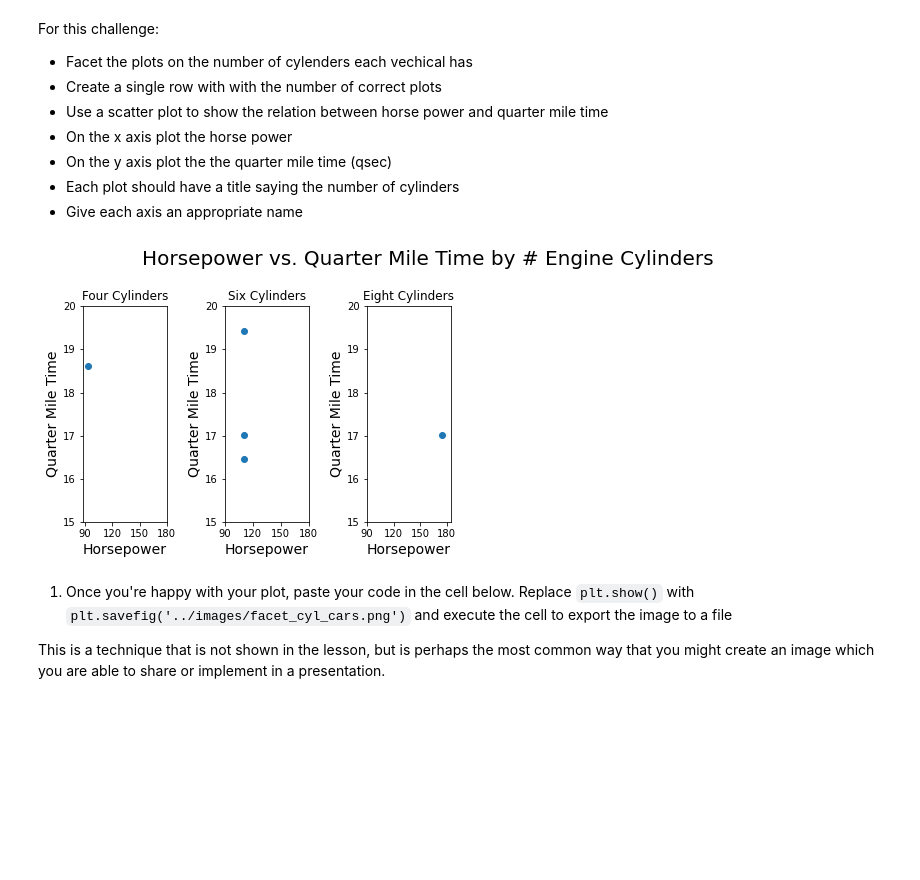
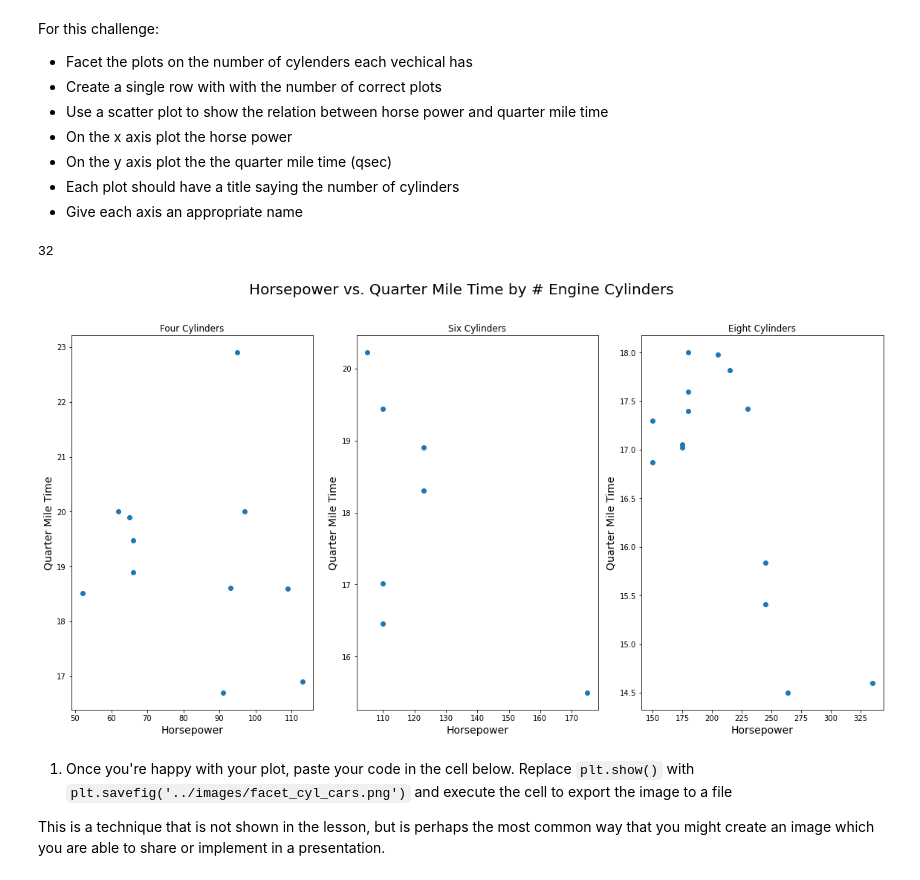
Before and after one commit to medrich/ds-precourse-faceting, a Jupyter notebook: notebooks/faceting.ipynb, the cells around one changed output. Drawn from its saved outputs; the diff is of its cells as text; code cells hidden in the pictures; blank space fills up the shorter version.

```diff
--- a/notebooks/faceting.ipynb
+++ b/notebooks/faceting.ipynb
@@ -213,55 +216,54 @@ For this challenge:
 * Give each axis an appropriate name
 # %%
 # Write your code here
-hp = np.array([110,110,93,110,175])
-eight_cyl_hp = np.array([175])
-eight_cyl_qm = np.array([17.02])
-six_cyl_hp = np.array([110,110,110])
-six_cyl_qm = np.array([16.46,17.02,19.44])
-four_cyl_hp = np.array([93])
-four_cyl_qm = np.array([18.61])
+print(len(cars_data))
 
+gb=cars_data[['make_model','cyl','hp','qsec']].groupby('cyl')
+cyl4 = gb.get_group(4)
+cyl6 = gb.get_group(6)
+cyl8 = gb.get_group(8)
 
+#tick_location = range(30,30)
+#tick_labels = range(30,421,30)
 
-tick_location = range(90,181,30)
-tick_labels = range(90,181,30)
-
-plt.figure()
+plt.figure(figsize=(16,8))
 plt.figtext(0.25, 1.05, "Horsepower vs. Quarter Mile Time by # Engine Cylinders", ha="left", fontsize=20)
 
 
 #creating first subplot
 plt.subplot(1, 3, 1)
 plt.title("Four Cylinders")
-plt.scatter(four_cyl_hp, four_cyl_qm)
-plt.xticks(tick_location, tick_labels)
-plt.ylim([15,20])
+plt.scatter(cyl4['hp'], cyl4['qsec'])
+#plt.xticks(tick_location, tick_labels)
+#plt.ylim([10,25])
 plt.xlabel("Horsepower", ha='center',fontsize=14)
 plt.ylabel("Quarter Mile Time", ha="center",fontsize=14)
 
 #creating second subplot
 plt.subplot(1, 3, 2)
 plt.title("Six Cylinders")
-plt.scatter(six_cyl_hp, six_cyl_qm)
-plt.xticks(tick_location, tick_labels)
-plt.ylim([15,20])
+plt.scatter(cyl6['hp'], cyl6['qsec'])
+#plt.xticks(tick_location, tick_labels)
+#plt.ylim([10,25])
 plt.xlabel("Horsepower", ha='center',fontsize=14)
 plt.ylabel("Quarter Mile Time", ha="center",fontsize=14)
 
 #creating third subplot
 plt.subplot(1, 3, 3)
 plt.title("Eight Cylinders")
-plt.scatter(eight_cyl_hp, eight_cyl_qm)
-plt.xticks([])
-plt.ylim([15,20])
-plt.xticks(tick_location, tick_labels)
+plt.scatter(cyl8['hp'], cyl8['qsec'])
+#plt.xticks([])
+#plt.ylim([10,25])
+#plt.xlim([0,420])
+#plt.xticks(tick_location, tick_labels)
 plt.xlabel("Horsepower", ha='center',fontsize=14)
 plt.ylabel("Quarter Mile Time", ha="center",fontsize=14)
 
 plt.tight_layout()
 plt.show()
 # %% [output]
+32
-[figure, old version]
+[figure, new version]
 # %% [markdown]
 1. Once you're happy with your plot, paste your code in the cell below. Replace `plt.show()` with `plt.savefig('../images/facet_cyl_cars.png')` and execute the cell to export the image to a file
 
```
Also changed, not shown: parts of 4 cells of this notebook, 2 other files.
